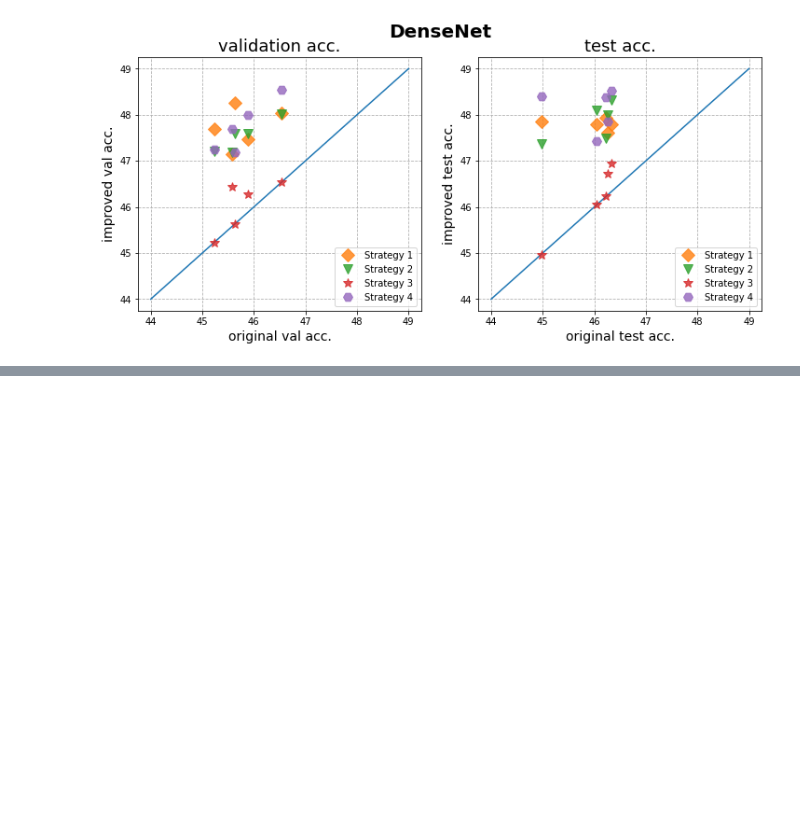
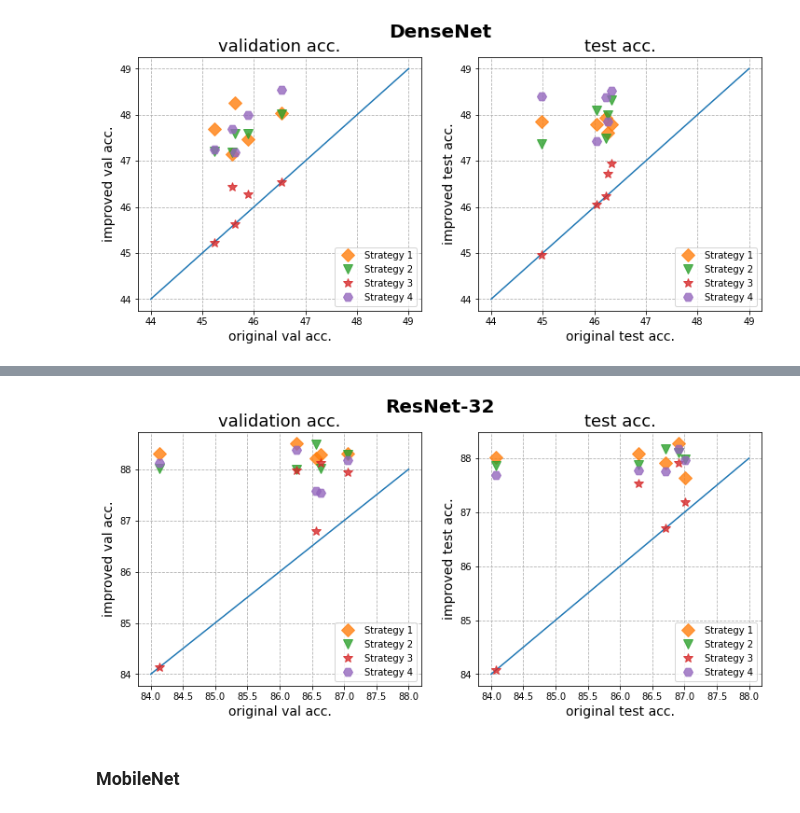
Before and after one commit to DemoAuguste/ApricotTOSEM, a Jupyter notebook: test.ipynb, the cells around one changed output, grey strips where cells are left out. Cells and saved outputs as stored; diff of their text form; code cells hidden in the pictures; blank space fills up the shorter version.

```diff
--- a/test.ipynb
+++ b/test.ipynb
@@ -270,0 +324,47 @@ plt.savefig("figures/densenet.jpg",dpi=500,bbox_inches = 'tight')
+# %%
+x = np.linspace(84, 88)
+y = x
+
+x_impr = np.array([0.8706,0.8414,0.8626,0.8657,0.8664])*100
+y_impr_1 = np.array([0.883,0.8831,0.885,0.8822,0.8829])*100
+y_impr_2 = np.array([0.8829,0.8801,0.88,0.8848,0.8802])*100
+y_impr_3 = np.array([0.8794,0.8414,0.8797,0.8679,0.8812])*100
+y_impr_4 = np.array([0.8817,0.8813,0.8838,0.8758,0.8754])*100
+
+x_impr_t = np.array([0.8701,0.8407,0.8628,0.8671,0.8691])*100
+y_impr_1t = np.array([0.8763,0.8801,0.8809,0.8792,0.8827])*100
+y_impr_2t = np.array([0.8798,0.8787,0.8788,0.8818,0.881])*100
+y_impr_3t = np.array([0.8718,0.8407,0.8753,0.867,0.8792])*100
+y_impr_4t = np.array([0.8797,0.8768,0.8778,0.8775,0.8818])*100
+# %%
+fig, (ax1, ax2) = plt.subplots(1, 2, sharex=True, figsize=(12, 5))
+fig.suptitle('ResNet-32', fontsize=20, weight='bold')
+
+ax1.plot(x, y, '-')
+ax1.set_title('validation acc.', fontsize=18)
+ax1.set_xlabel('original val acc.', fontsize=14)
+ax1.set_ylabel('improved val acc.', fontsize=14)
+ax1.plot(x_impr, y_impr_1, 'D', markersize=10, alpha=0.8, label='Strategy 1')
+ax1.plot(x_impr, y_impr_2, 'v', markersize=10, alpha=0.8, label='Strategy 2')
+ax1.plot(x_impr, y_impr_3, '*', markersize=10, alpha=0.8, label='Strategy 3')
+ax1.plot(x_impr, y_impr_4, 'H', markersize=10, alpha=0.8, label='Strategy 4')
+ax1.grid(linestyle='--')
+
+ax1.legend()
+
+ax2.plot(x, y, '-')
+ax2.set_title('test acc.', fontsize=18)
+ax2.set_xlabel('original test acc.', fontsize=14)
+ax2.set_ylabel('improved test acc.', fontsize=14)
+ax2.plot(x_impr_t, y_impr_1t, 'D', markersize=10, alpha=0.8, label='Strategy 1')
+ax2.plot(x_impr_t, y_impr_2t, 'v', markersize=10, alpha=0.8, label='Strategy 2')
+ax2.plot(x_impr_t, y_impr_3t, '*', markersize=10, alpha=0.8, label='Strategy 3')
+ax2.plot(x_impr_t, y_impr_4t, 'H', markersize=10, alpha=0.8, label='Strategy 4')
+ax2.grid(linestyle='--')
+
+ax2.legend()
+plt.savefig("figures/resnet32_cifar100.jpg",dpi=500,bbox_inches = 'tight')
+# %% [output]
+[figure, added]
+# %% [markdown]
+### MobileNet
```
Also changed, not shown: parts of 14 cells of this notebook, 9 other files.
